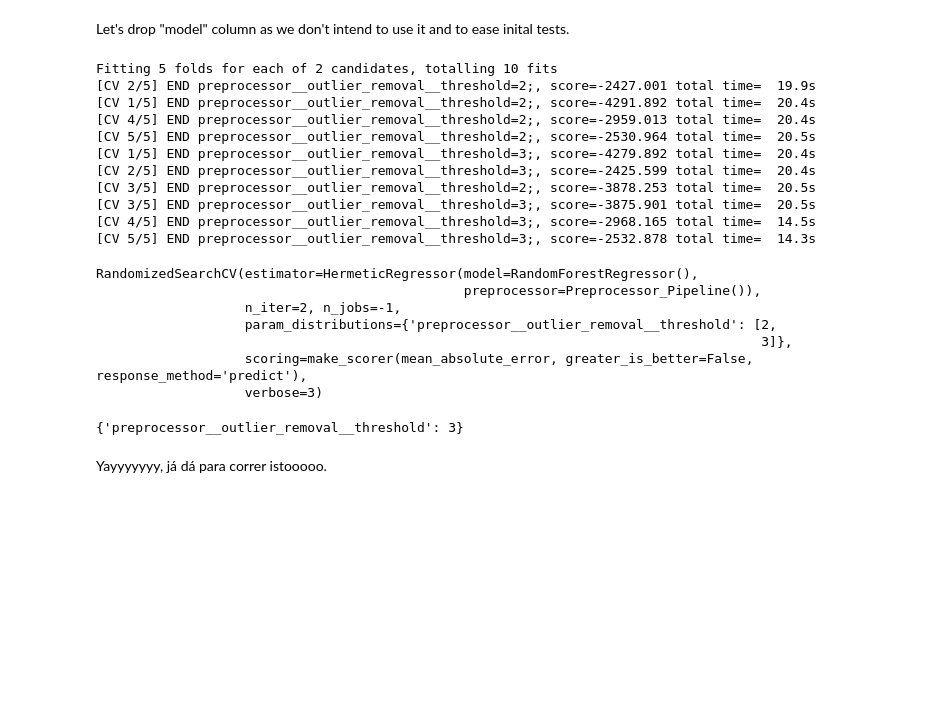
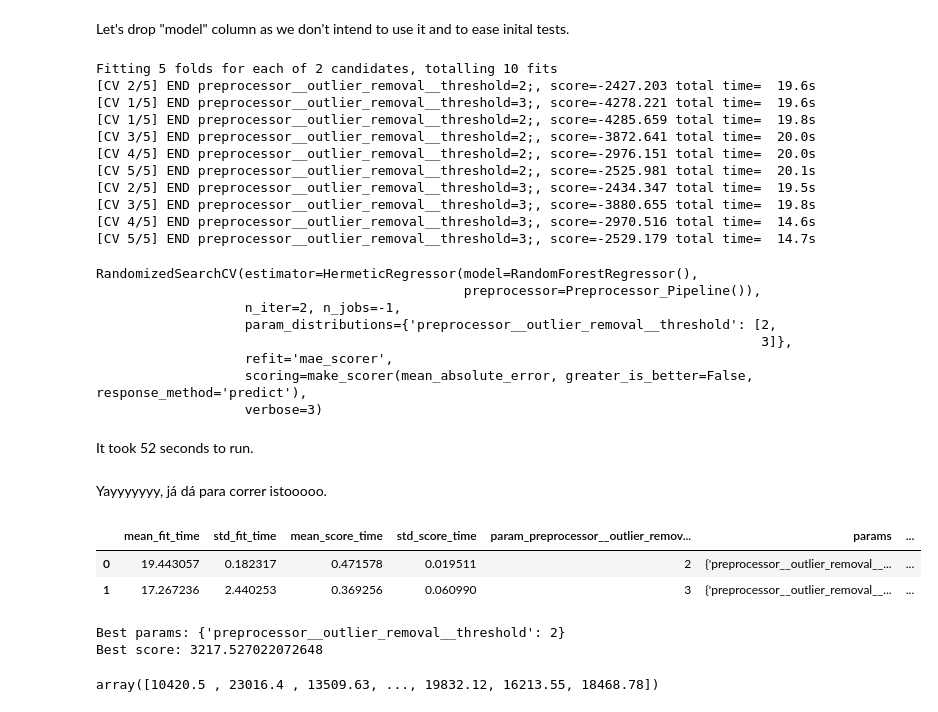
Before and after one commit to andrerangelferreira/ML_Project_Group42, a Jupyter notebook: notebooks_2nd_delivery/1.Models_Lab.ipynb, the cells around one changed output. Cells and saved outputs as stored; diff of their text form; code cells hidden in the pictures; blank space fills up the shorter version.

```diff
--- a/notebooks_2nd_delivery/1.Models_Lab.ipynb
+++ b/notebooks_2nd_delivery/1.Models_Lab.ipynb
@@ -62,31 +62,42 @@ parameters = {
 
 mae_scorer = make_scorer(mean_absolute_error, greater_is_better=False)
 
-random_search = RandomizedSearchCV(hermetic_regressor, parameters, scoring=mae_scorer, n_iter= 2, verbose=3, n_jobs=-1)
+random_search = RandomizedSearchCV(hermetic_regressor, parameters, scoring=mae_scorer, n_iter= 2, verbose=3, refit= "mae_scorer", n_jobs=-1)
 # %%
 random_search.fit(X, y)
 # %% [output]
 Fitting 5 folds for each of 2 candidates, totalling 10 fits
-[CV 2/5] END preprocessor__outlier_removal__threshold=2;, score=-2427.001 total time=  19.9s
-[CV 1/5] END preprocessor__outlier_removal__threshold=2;, score=-4291.892 total time=  20.4s
-[CV 4/5] END preprocessor__outlier_removal__threshold=2;, score=-2959.013 total time=  20.4s
-[CV 5/5] END preprocessor__outlier_removal__threshold=2;, score=-2530.964 total time=  20.5s
-[CV 1/5] END preprocessor__outlier_removal__threshold=3;, score=-4279.892 total time=  20.4s
-[CV 2/5] END preprocessor__outlier_removal__threshold=3;, score=-2425.599 total time=  20.4s
-[CV 3/5] END preprocessor__outlier_removal__threshold=2;, score=-3878.253 total time=  20.5s
-[CV 3/5] END preprocessor__outlier_removal__threshold=3;, score=-3875.901 total time=  20.5s
-[CV 4/5] END preprocessor__outlier_removal__threshold=3;, score=-2968.165 total time=  14.5s
-[CV 5/5] END preprocessor__outlier_removal__threshold=3;, score=-2532.878 total time=  14.3s
+[CV 2/5] END preprocessor__outlier_removal__threshold=2;, score=-2427.203 total time=  19.6s
+[CV 1/5] END preprocessor__outlier_removal__threshold=3;, score=-4278.221 total time=  19.6s
+[CV 1/5] END preprocessor__outlier_removal__threshold=2;, score=-4285.659 total time=  19.8s
+[CV 3/5] END preprocessor__outlier_removal__threshold=2;, score=-3872.641 total time=  20.0s
+[CV 4/5] END preprocessor__outlier_removal__threshold=2;, score=-2976.151 total time=  20.0s
+[CV 5/5] END preprocessor__outlier_removal__threshold=2;, score=-2525.981 total time=  20.1s
+[CV 2/5] END preprocessor__outlier_removal__threshold=3;, score=-2434.347 total time=  19.5s
+[CV 3/5] END preprocessor__outlier_removal__threshold=3;, score=-3880.655 total time=  19.8s
+[CV 4/5] END preprocessor__outlier_removal__threshold=3;, score=-2970.516 total time=  14.6s
+[CV 5/5] END preprocessor__outlier_removal__threshold=3;, score=-2529.179 total time=  14.7s
 RandomizedSearchCV(estimator=HermeticRegressor(model=RandomForestRegressor(),
                                                preprocessor=Preprocessor_Pipeline()),
                    n_iter=2, n_jobs=-1,
                    param_distributions={'preprocessor__outlier_removal__threshold': [2,
                                                                                      3]},
+                   refit='mae_scorer',
                    scoring=make_scorer(mean_absolute_error, greater_is_better=False, response_method='predict'),
                    verbose=3)
-# %%
-random_search.best_params_
-# %% [output]
-{'preprocessor__outlier_removal__threshold': 3}
+# %% [markdown]
+It took 52 seconds to run.
 # %% [markdown]
 Yayyyyyyy, já dá para correr istooooo.
+# %%
+pd.DataFrame(random_search.cv_results_)
+# %% [output]
+|  | mean_fit_time | std_fit_time | mean_score_time | std_score_time | param_preprocessor__outlier_remov... | params | ... |
+| 0 | 19.443057 | 0.182317 | 0.471578 | 0.019511 | 2 | {'preprocessor__outlier_removal__... | ... |
+| 1 | 17.267236 | 2.440253 | 0.369256 | 0.060990 | 3 | {'preprocessor__outlier_removal__... | ... |
+# %%
+print("Best params:", random_search.best_params_)
+print("Best score:", -random_search.best_score_)
+# %% [output]
+Best params: {'preprocessor__outlier_removal__threshold': 2}
+Best score: 3217.527022072648
@@ -92,0 +106,4 @@ Yayyyyyyy, já dá para correr istooooo.
+# %%
+best_model.predict(X)
+# %% [output]
+array([10420.5 , 23016.4 , 13509.63, ..., 19832.12, 16213.55, 18468.78])
```
Also changed, not shown: parts of 1 cell of this notebook.
